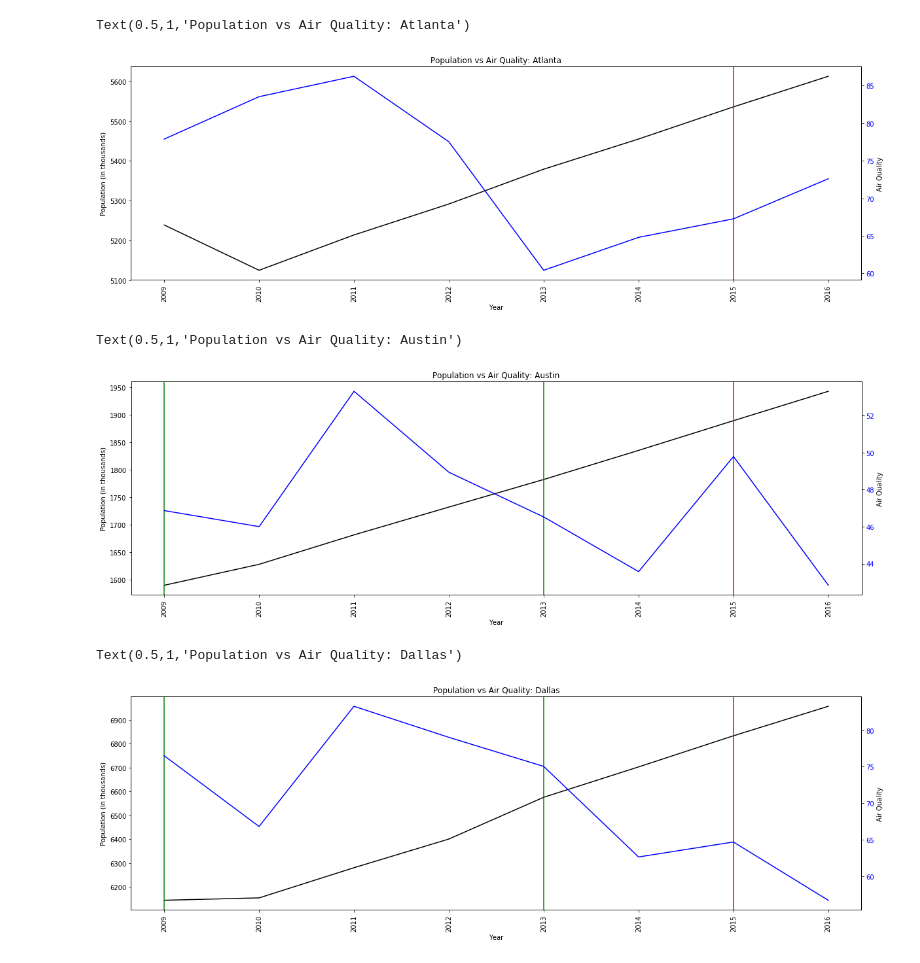
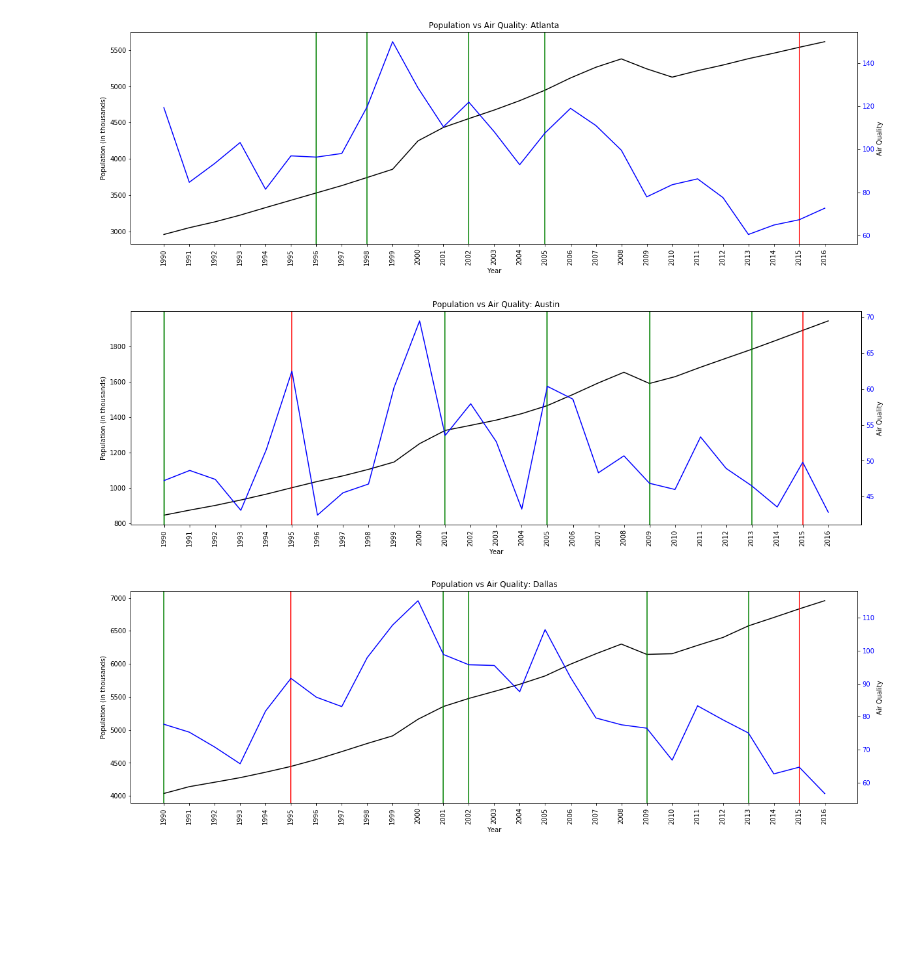
Before and after one commit to dshaffe2/ProjectOne, a Jupyter notebook: poptimeline.ipynb, the cells around one changed output. Drawn from its saved outputs; the diff is of its cells as text; code cells hidden in the pictures; blank space fills up the shorter version.

Commit message:
updated with all years

```diff
--- a/poptimeline.ipynb
+++ b/poptimeline.ipynb
@@ -11,31 +11,34 @@ tick_locations = [value+0.4 for value in x_axis]
 # %%
 fig, ax1 = plt.subplots(figsize=(20,6))
 
 
 #color = 'tab:red'
 ax1.set_xlabel("Year")
 ax1.set_ylabel("Population (in thousands)")
 ax1.plot(x_axis, atl_pop["Population"], color='k')
 ax1.tick_params(axis='y', labelcolor='k')
 ax1.set_xticks(list(range(0, len(atl_aq["Year"]))))
 ax1.set_xticklabels(atl_aq["Year"], rotation="vertical")
-ax1.axvline(6, ymin=0, ymax=1, color='r')
+ax1.axvline(6, ymin=0, ymax=1, color='g')
+ax1.axvline(8, ymin=0, ymax=1, color='g')
+ax1.axvline(12, ymin=0, ymax=1, color='g')
+ax1.axvline(15, ymin=0, ymax=1, color='g')
+ax1.axvline(25, ymin=0, ymax=1, color='r')
 
 
 ax2 = ax1.twinx()  # instantiate a second axes that shares the same x-axis
 
 #color = 'tab:blue'
 ax2.set_ylabel("Air Quality")  # we already handled the x-label with ax1
 ax2.plot(x_axis, atl_aq["AQI"], color='b')
 ax2.tick_params(axis='y', labelcolor='b')
 
 
 plt.title("Population vs Air Quality: Atlanta")
 
-#plt.savefig("C:/Users/ginaf/Atlantapop.png")
+plt.savefig("C:/Users/ginaf/Atlantapop.png")
 # %% [output]
-Text(0.5,1,'Population vs Air Quality: Atlanta')
-[figure, old version]
+[figure, new version]
 # %%
 aus_aq=pd.read_csv("C:/Users/ginaf/Annual_Averages_by_cityAusex.csv")
 aus_pop=pd.read_csv("C:/Users/ginaf/Austin_Census.csv")
@@ -52,10 +55,14 @@ ax1.set_ylabel("Population (in thousands)")
 ax1.plot(x_axis, aus_pop["Population"], color='k')
 ax1.tick_params(axis='y', labelcolor='k')
 ax1.set_xticks(list(range(0, len(aus_aq["Year"]))))
-ax1.set_xticklabels(atl_aq["Year"], rotation="vertical")
+ax1.set_xticklabels(aus_aq["Year"], rotation="vertical")
 ax1.axvline(0, ymin=0, ymax=1, color='g')
-ax1.axvline(4, ymin=0, ymax=1, color='g')
-ax1.axvline(6, ymin=0, ymax=1, color='r')
+ax1.axvline(5, ymin=0, ymax=1, color='r')
+ax1.axvline(11, ymin=0, ymax=1, color='g')
+ax1.axvline(15, ymin=0, ymax=1, color='g')
+ax1.axvline(19, ymin=0, ymax=1, color='g')
+ax1.axvline(23, ymin=0, ymax=1, color='g')
+ax1.axvline(25, ymin=0, ymax=1, color='r')
 
 ax2 = ax1.twinx()  # instantiate a second axes that shares the same x-axis
 
@@ -67,10 +74,9 @@ ax2.tick_params(axis='y', labelcolor='b')
 
 plt.title("Population vs Air Quality: Austin")
 
-#plt.savefig("C:/Users/ginaf/Austinpop.png")
+plt.savefig("C:/Users/ginaf/Austinpop.png")
 # %% [output]
-Text(0.5,1,'Population vs Air Quality: Austin')
-[figure, old version]
+[figure, new version]
 # %%
 dal_aq=pd.read_csv("C:/Users/ginaf/Annual_Averages_by_cityDalex.csv")
 dal_pop=pd.read_csv("C:/Users/ginaf/Dallas_Census.csv")
@@ -87,10 +93,14 @@ ax1.set_ylabel("Population (in thousands)")
 ax1.plot(x_axis, dal_pop["Population"], color='k')
 ax1.tick_params(axis='y', labelcolor='k')
 ax1.set_xticks(list(range(0, len(dal_aq["Year"]))))
-ax1.set_xticklabels(atl_aq["Year"], rotation="vertical")
+ax1.set_xticklabels(dal_aq["Year"], rotation="vertical")
 ax1.axvline(0, ymin=0, ymax=1, color='g')
-ax1.axvline(4, ymin=0, ymax=1, color='g')
-ax1.axvline(6, ymin=0, ymax=1, color='r')
+ax1.axvline(5, ymin=0, ymax=1, color='r')
+ax1.axvline(11, ymin=0, ymax=1, color='g')
+ax1.axvline(12, ymin=0, ymax=1, color='g')
+ax1.axvline(19, ymin=0, ymax=1, color='g')
+ax1.axvline(23, ymin=0, ymax=1, color='g')
+ax1.axvline(25, ymin=0, ymax=1, color='r')
 
 
 ax2 = ax1.twinx()  # instantiate a second axes that shares the same x-axis
@@ -103,10 +113,9 @@ ax2.tick_params(axis='y', labelcolor='b')
 
 plt.title("Population vs Air Quality: Dallas")
 
-#plt.savefig("C:/Users/ginaf/Dallaspop.png")
+plt.savefig("C:/Users/ginaf/Dallaspop.png")
 # %% [output]
-Text(0.5,1,'Population vs Air Quality: Dallas')
-[figure, old version]
+[figure, new version]
 # %%
 nash_aq=pd.read_csv("C:/Users/ginaf/Annual_Averages_by_cityNashex.csv")
 nash_pop=pd.read_csv("C:/Users/ginaf/Nashville_Census.csv")
```
Also changed, not shown: parts of 1 cell of this notebook.
